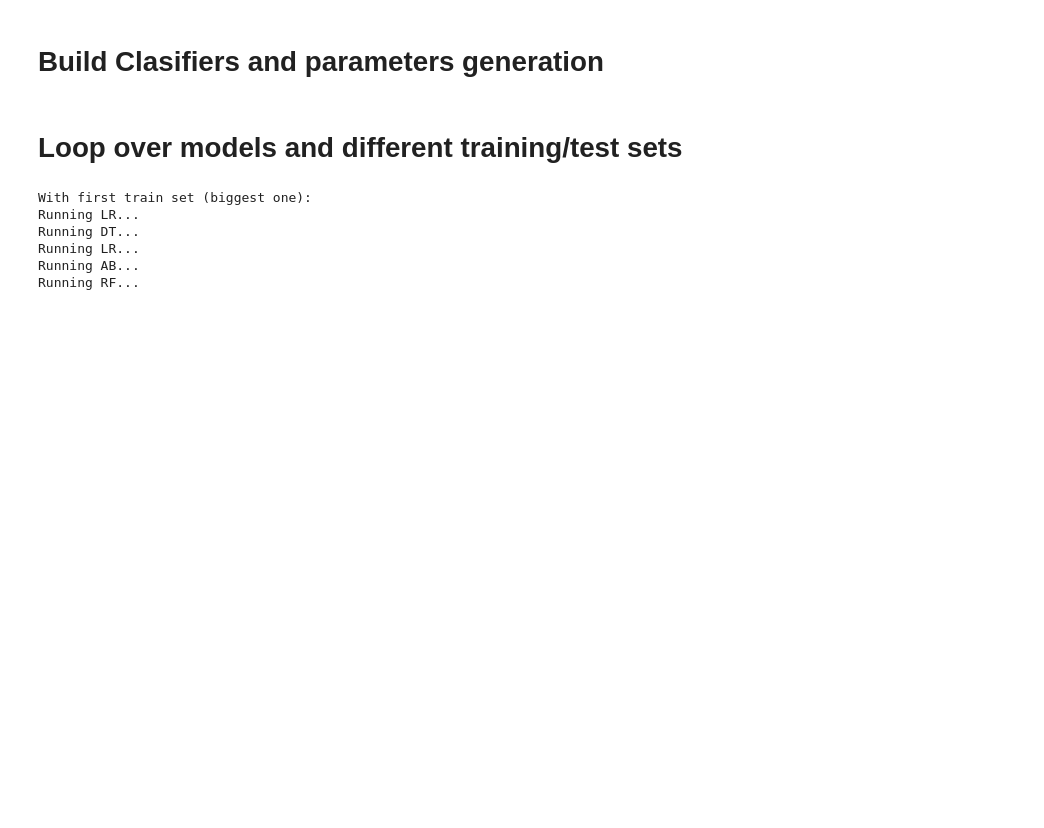
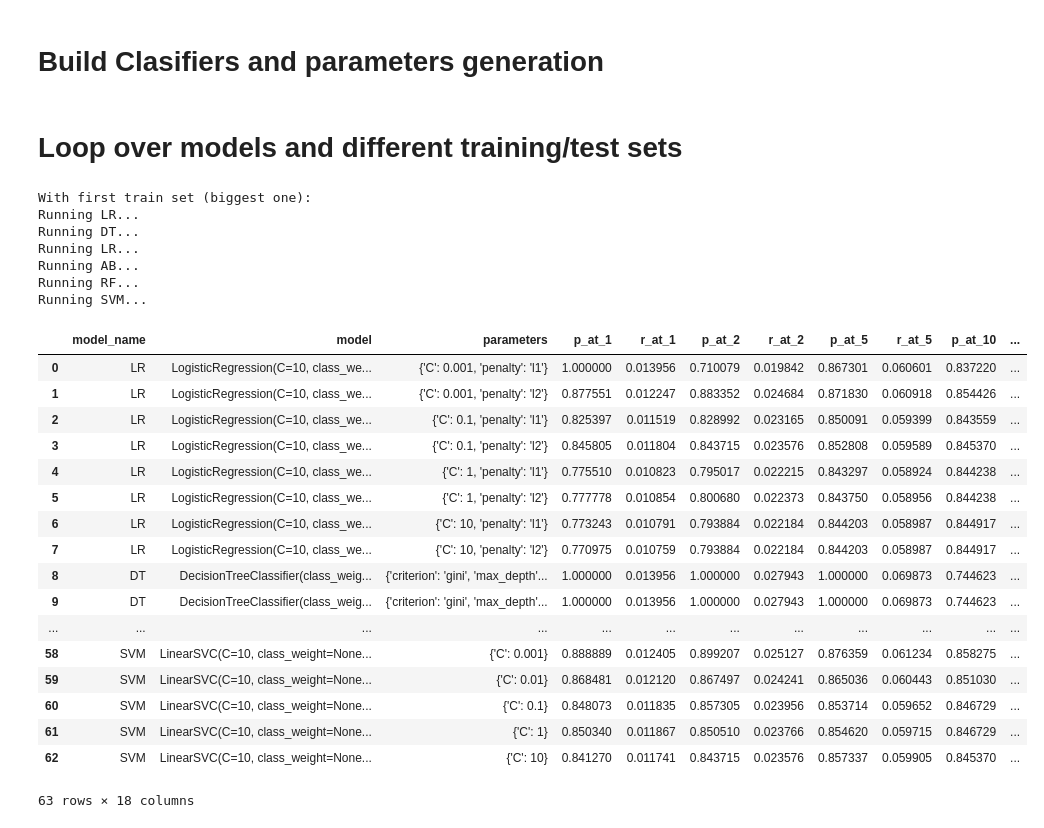
Before and after one commit to fhalamos/ML-pipeline, a Jupyter notebook: predict_donorschoose_60_days.ipynb, the cells around one changed output. Saved outputs shown, nothing was run; the diff lists cells and outputs as text; code cells hidden in the pictures; blank space fills up the shorter version.

Commit message:
Updating jupyter notebook now with tables outputs

```diff
--- a/predict_donorschoose_60_days.ipynb
+++ b/predict_donorschoose_60_days.ipynb
@@ -172,21 +172,31 @@ models, parameters_grid = pipeline.get_models_and_parameters()
 # %%
 importlib.reload(pipeline)
 
 print("With first train set (biggest one):")
-results_1 = pipeline.iterate_over_models(models_to_run, models, parameters_grid, x_train_1, x_test_1, y_train_1, y_test_1)
-print(results_1)
-
-print("With second train set:")
-results_2 = pipeline.iterate_over_models(models_to_run, models, parameters_grid, x_train_2, x_test_2, y_train_2, y_test_2)
-print(results_2)
-
-print("With third train set:")
-results_3 = pipeline.iterate_over_models(models_to_run, models, parameters_grid, x_train_3, x_test_3, y_train_3, y_test_3)
-print(results_3)
+pipeline.iterate_over_models(models_to_run, models, parameters_grid, x_train_1, x_test_1, y_train_1, y_test_1)
 # %% [output]
 With first train set (biggest one):
 Running LR...
 Running DT...
 Running LR...
 Running AB...
 Running RF...
+Running SVM...
+|  | model_name | model | parameters | p_at_1 | r_at_1 | p_at_2 | r_at_2 | p_at_5 | r_at_5 | p_at_10 | ... |
+| 0 | LR | LogisticRegression(C=10, class_we... | {'C': 0.001, 'penalty': 'l1'} | 1.000000 | 0.013956 | 0.710079 | 0.019842 | 0.867301 | 0.060601 | 0.837220 | ... |
+| 1 | LR | LogisticRegression(C=10, class_we... | {'C': 0.001, 'penalty': 'l2'} | 0.877551 | 0.012247 | 0.883352 | 0.024684 | 0.871830 | 0.060918 | 0.854426 | ... |
+| 2 | LR | LogisticRegression(C=10, class_we... | {'C': 0.1, 'penalty': 'l1'} | 0.825397 | 0.011519 | 0.828992 | 0.023165 | 0.850091 | 0.059399 | 0.843559 | ... |
+| 3 | LR | LogisticRegression(C=10, class_we... | {'C': 0.1, 'penalty': 'l2'} | 0.845805 | 0.011804 | 0.843715 | 0.023576 | 0.852808 | 0.059589 | 0.845370 | ... |
+| 4 | LR | LogisticRegression(C=10, class_we... | {'C': 1, 'penalty': 'l1'} | 0.775510 | 0.010823 | 0.795017 | 0.022215 | 0.843297 | 0.058924 | 0.844238 | ... |
+| 5 | LR | LogisticRegression(C=10, class_we... | {'C': 1, 'penalty': 'l2'} | 0.777778 | 0.010854 | 0.800680 | 0.022373 | 0.843750 | 0.058956 | 0.844238 | ... |
+| 6 | LR | LogisticRegression(C=10, class_we... | {'C': 10, 'penalty': 'l1'} | 0.773243 | 0.010791 | 0.793884 | 0.022184 | 0.844203 | 0.058987 | 0.844917 | ... |
+| 7 | LR | LogisticRegression(C=10, class_we... | {'C': 10, 'penalty': 'l2'} | 0.770975 | 0.010759 | 0.793884 | 0.022184 | 0.844203 | 0.058987 | 0.844917 | ... |
+| 8 | DT | DecisionTreeClassifier(class_weig... | {'criterion': 'gini', 'max_depth'... | 1.000000 | 0.013956 | 1.000000 | 0.027943 | 1.000000 | 0.069873 | 0.744623 | ... |
+| 9 | DT | DecisionTreeClassifier(class_weig... | {'criterion': 'gini', 'max_depth'... | 1.000000 | 0.013956 | 1.000000 | 0.027943 | 1.000000 | 0.069873 | 0.744623 | ... |
+| ... | ... | ... | ... | ... | ... | ... | ... | ... | ... | ... | ... |
+| 58 | SVM | LinearSVC(C=10, class_weight=None... | {'C': 0.001} | 0.888889 | 0.012405 | 0.899207 | 0.025127 | 0.876359 | 0.061234 | 0.858275 | ... |
+| 59 | SVM | LinearSVC(C=10, class_weight=None... | {'C': 0.01} | 0.868481 | 0.012120 | 0.867497 | 0.024241 | 0.865036 | 0.060443 | 0.851030 | ... |
+| 60 | SVM | LinearSVC(C=10, class_weight=None... | {'C': 0.1} | 0.848073 | 0.011835 | 0.857305 | 0.023956 | 0.853714 | 0.059652 | 0.846729 | ... |
+| 61 | SVM | LinearSVC(C=10, class_weight=None... | {'C': 1} | 0.850340 | 0.011867 | 0.850510 | 0.023766 | 0.854620 | 0.059715 | 0.846729 | ... |
+| 62 | SVM | LinearSVC(C=10, class_weight=None... | {'C': 10} | 0.841270 | 0.011741 | 0.843715 | 0.023576 | 0.857337 | 0.059905 | 0.845370 | ... |
+63 rows × 18 columns
```
Also changed, not shown: parts of 2 cells of this notebook.
